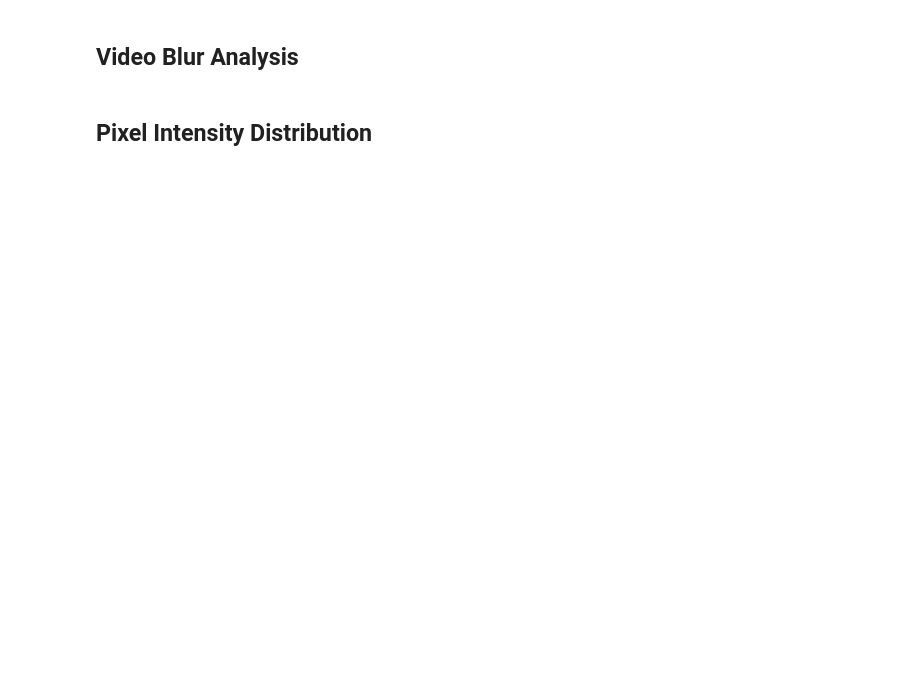
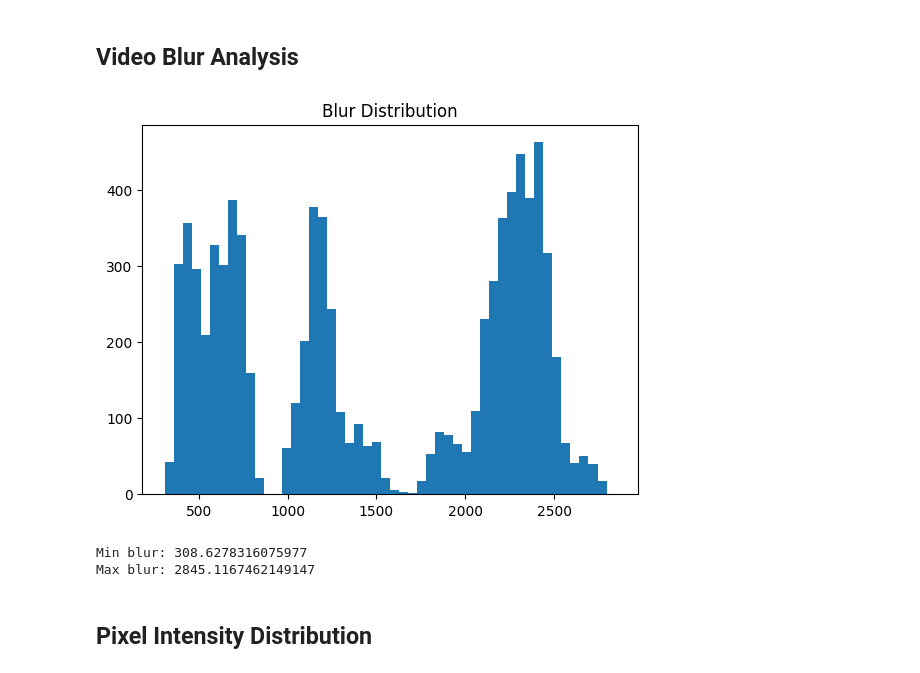
Before and after one commit to TottAditS/SignComparisonCNN, a Jupyter notebook: utlis/EDA.ipynb, the cells around one changed output. Cells and saved outputs as stored; diff of their text form; code cells hidden in the pictures; blank space fills up the shorter version.

```diff
--- a/utlis/EDA.ipynb
+++ b/utlis/EDA.ipynb
@@ -113,6 +141,46 @@ plt.show()
 # %% [markdown]
 ## Video Blur Analysis
 # %%
+import os
+import cv2
+import numpy as np
+import matplotlib.pyplot as plt
+
 def blur_score(frame):
     gray = cv2.cvtColor(frame, cv2.COLOR_BGR2GRAY)
     return cv2.Laplacian(gray, cv2.CV_64F).var()
+
+train_dir = "../data/WLBisindo/split/train"
+
+blur_scores = []
+
+for label in os.listdir(train_dir):
+    label_path = os.path.join(train_dir, label)
+
+    if not os.path.isdir(label_path):
+        continue
+
+    for video in os.listdir(label_path):
+        video_path = os.path.join(label_path, video)
+
+        for img in os.listdir(video_path):
+            img_path = os.path.join(video_path, img)
+            frame = cv2.imread(img_path)
+
+            if frame is None:
+                continue
+
+            score = blur_score(frame)
+            blur_scores.append(score)
+
+# plot
+plt.hist(blur_scores, bins=50)
+plt.title("Blur Distribution")
+plt.show()
+
+print("Min blur:", min(blur_scores))
+print("Max blur:", max(blur_scores))
+# %% [output]
+[figure, added]
+Min blur: 308.6278316075977
+Max blur: 2845.1167462149147
```
Also changed, not shown: parts of 10 cells of this notebook, 2 other files.
